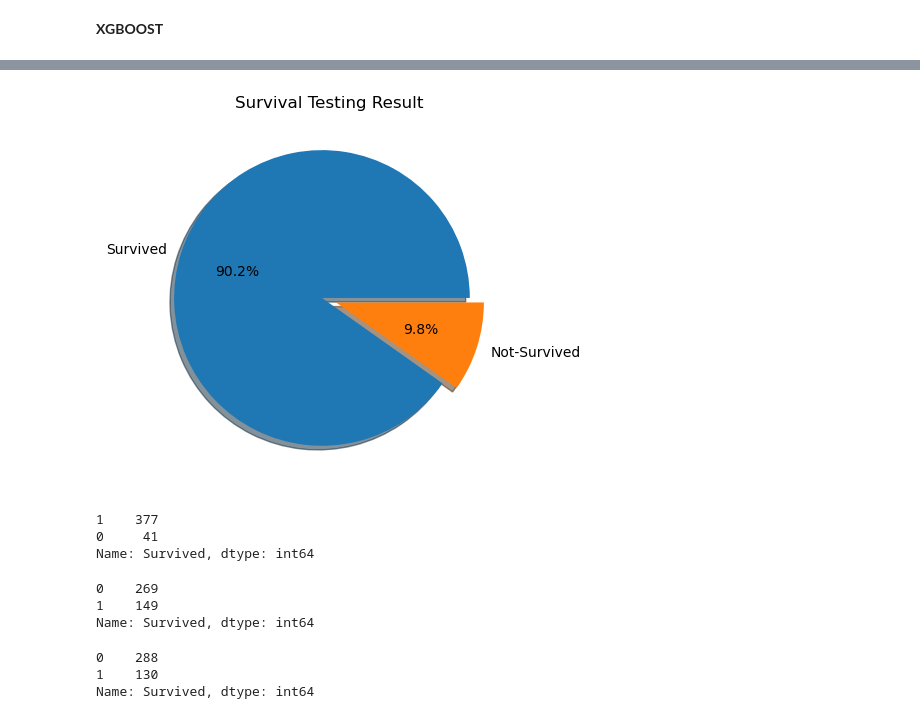
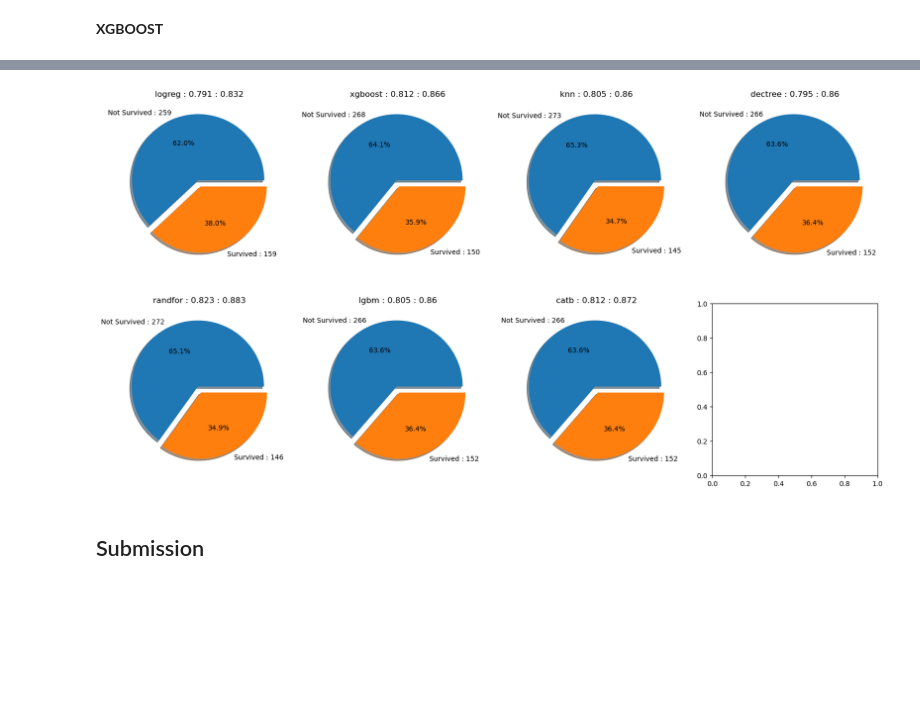
Before and after one commit to ashx010/Titanic_Analysis_Model, a Jupyter notebook: titanic-analysis-regression-model.ipynb, the cells around one changed output, grey strips where cells are left out. Saved outputs shown, nothing was run; the diff lists cells and outputs as text; code cells hidden in the pictures; blank space fills up the shorter version.

Commit message:
Optimize Code, Clean, Added Visuals for Results, change random state to split data

```diff
--- a/titanic-analysis-regression-model.ipynb
+++ b/titanic-analysis-regression-model.ipynb
@@ -1189,33 +1184,35 @@ ypredf.shape
 # %%
 output = pd.DataFrame({'PassengerId': range(892, 1310),
-                       'Survived': ypredf})
-output.to_csv('submission.csv', index=False)
+                       'logreg': ypredf1,
+                       'xgboost': ypredf2,
+                       'knn': ypredf3,
+                       'dectree': ypredf4,
+                       'randfor': ypredf5,
+                       'lgbm': ypredf6,
+                       'catb': ypredf7
+                      })
+#output.to_csv('submission.csv', index=False)
-# %%
-plt.pie(x=output['Survived'].value_counts(),
-        labels =['Survived', 'Not-Survived'], explode=[0.05,0.05],
-        autopct='%.01f%%', shadow=True, radius=1)
-plt.title('Survival Testing Result')
-plt.show()
-# %% [output]
-[figure, removed]
-# %%
-# with xgboost, X, y
-output['Survived'].value_counts()
-# %% [output]
-1    377
-0     41
-Name: Survived, dtype: int64
-# %%
-# With random forest xtrain and ytrain
-output['Survived'].value_counts()
-# %% [output]
-0    269
-1    149
-Name: Survived, dtype: int64
-# %%
-# With xgboost , xtrain and ytrain
-output['Survived'].value_counts()
-# %% [output]
-0    288
-1    130
-Name: Survived, dtype: int64
+# %%
+f, ax = plt.subplots(2,4, figsize=(20,10))
+
+for i,ax,testpred,trainpred in zip(['logreg','xgboost','knn','dectree','randfor','lgbm','catb'],
+                     ax.reshape(-1),
+                     [sc1,sc2,sc3,sc4,sc5,sc6,sc7],
+                     [grid_search1.best_score_,
+                      grid_search2.best_score_,
+                      grid_search3.best_score_,
+                      grid_search4.best_score_,
+                      grid_search5.best_score_,
+                      random_search1.best_score_,
+                      random_search2.best_score_]):
+    ax.pie(x=output[i].value_counts(),
+           labels =[ f'Not Survived : {output[i].value_counts()[0]}',
+                     f'Survived : {output[i].value_counts()[1]}'],
+           explode=[0.05,0.05],
+           autopct='%.01f%%', shadow=True, radius=1)
+    ax.set_title(f'{i} : {np.round(trainpred,3)} : {np.round(testpred,3)}')
+plt.show()
+# %% [output]
+[figure, added]
+# %% [markdown]
+## Submission
```
Also changed, not shown: parts of 28 cells of this notebook.
